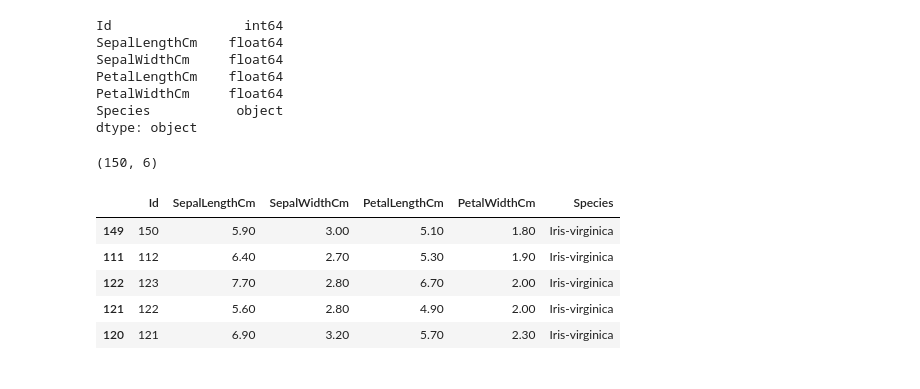
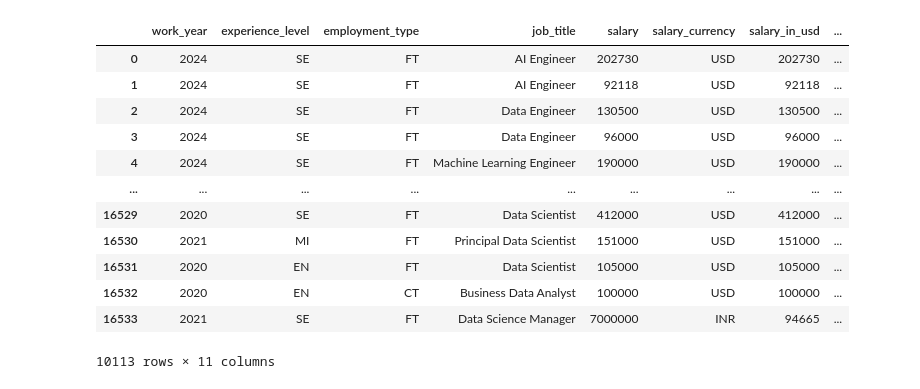
Before and after one commit to 18l5143/Data-Analyst-Portfolio, a Jupyter notebook: EDA in Pandas.ipynb, the cells around one changed output. Cells and saved outputs as stored; diff of their text form; code cells hidden in the pictures.

```diff
--- a/EDA in Pandas.ipynb
+++ b/EDA in Pandas.ipynb
@@ -80,23 +104,16 @@ dtype: int64
 # %%
-df.dtypes
+df.drop_duplicates()
 # %% [output]
+|  | work_year | experience_level | employment_type | job_title | salary | salary_currency | salary_in_usd | ... |
+| 0 | 2024 | SE | FT | AI Engineer | 202730 | USD | 202730 | ... |
+| 1 | 2024 | SE | FT | AI Engineer | 92118 | USD | 92118 | ... |
+| 2 | 2024 | SE | FT | Data Engineer | 130500 | USD | 130500 | ... |
+| 3 | 2024 | SE | FT | Data Engineer | 96000 | USD | 96000 | ... |
+| 4 | 2024 | SE | FT | Machine Learning Engineer | 190000 | USD | 190000 | ... |
+| ... | ... | ... | ... | ... | ... | ... | ... | ... |
+| 16529 | 2020 | SE | FT | Data Scientist | 412000 | USD | 412000 | ... |
+| 16530 | 2021 | MI | FT | Principal Data Scientist | 151000 | USD | 151000 | ... |
+| 16531 | 2020 | EN | FT | Data Scientist | 105000 | USD | 105000 | ... |
+| 16532 | 2020 | EN | CT | Business Data Analyst | 100000 | USD | 100000 | ... |
+| 16533 | 2021 | SE | FT | Data Science Manager | 7000000 | INR | 94665 | ... |
-Id                 int64
-SepalLengthCm    float64
-SepalWidthCm     float64
-PetalLengthCm    float64
-PetalWidthCm     float64
-Species           object
-dtype: object
+10113 rows × 11 columns
-# %%
-df.shape
-# %% [output]
-(150, 6)
-# %%
-df.sort_values(by ="Species", ascending = False).head()
-# %% [output]
-|  | Id | SepalLengthCm | SepalWidthCm | PetalLengthCm | PetalWidthCm | Species |
-| 149 | 150 | 5.90 | 3.00 | 5.10 | 1.80 | Iris-virginica |
-| 111 | 112 | 6.40 | 2.70 | 5.30 | 1.90 | Iris-virginica |
-| 122 | 123 | 7.70 | 2.80 | 6.70 | 2.00 | Iris-virginica |
-| 121 | 122 | 5.60 | 2.80 | 4.90 | 2.00 | Iris-virginica |
-| 120 | 121 | 6.90 | 3.20 | 5.70 | 2.30 | Iris-virginica |
```
Also changed, not shown: parts of 20 cells of this notebook.
